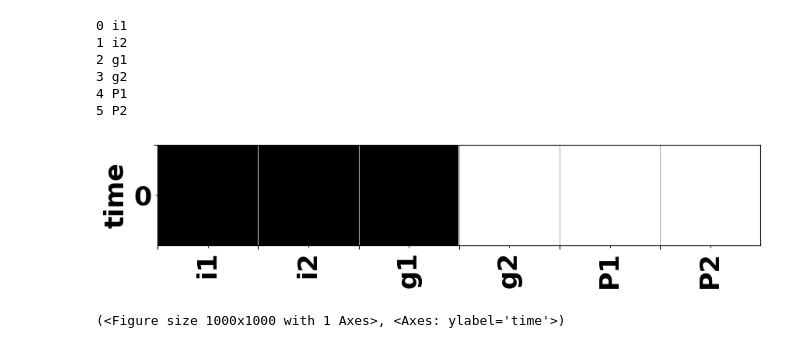
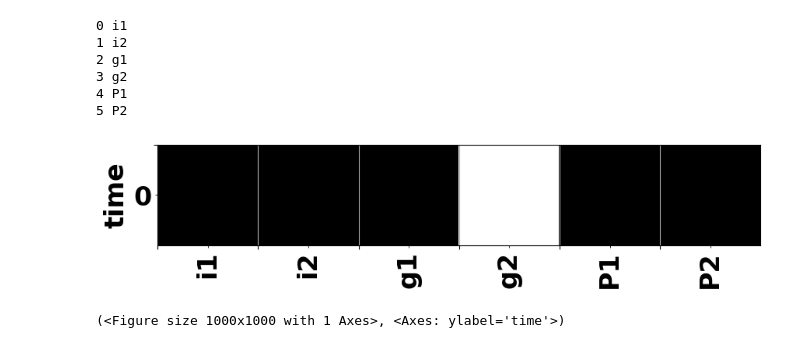
Before and after one commit to akshaygangadhar99/dynamical_modularity, a Jupyter notebook: tutorial.ipynb, the cells around one changed output. Saved outputs shown, nothing was run; the diff lists cells and outputs as text; code cells hidden in the pictures.

Commit message:
added dynamical modularity functionality

```diff
--- a/tutorial.ipynb
+++ b/tutorial.ipynb
@@ -487,5 +502,3 @@ threshold_DCM.nodes['var-2-out-1']
  'state': 21}
 # %% [markdown]
 It seems that the 'state' of each node is of the format {node_id}{state} -- therefore, if node i2 (node_id=2) is in state 0, this is written as state=20.
-# %%
-threshold_DCM=create_threshold_network(DCM)
@@ -751,19 +761,21 @@ def BFS_threshold(n,seed,input_type='steady',time_limit=1,conversion=True, name_
 # %%
-#grid representation of dynamic unfolding
-#code from https://github.com/brahmcapoor/cellular-automata/blob/master/main.py
 from matplotlib import colors
 
-def visualize_unfolding(n,seed,node_set=None,node_ranges=None,input_type='steady',time_limit=1,conversion=True,figsize=(10,10),
-                       interference=True,rotation=45,fontsize=16,fontweight=None,labels=True):
+def visualize_unfolding(n,seed,node_set=None,node_ranges=None,input_type='steady',time_limit=1,conversion=True,name_conversion=True,
+                        figsize=(10,10),interference=True,rotation=45,fontsize=16,fontweight=None,labels=True):
 
-    """ Visualize one pathway by using a grid-like representation of node states
-    Can visualize using thresholded network or the original DCM
+    """
+    Visualize one pathway by using a grid-like representation of node states.
 
-    Expects a node_set of which nodes we want to display on the x-axis or else uses all variables by default
-    If interference is True, we assume a node's state during only one time step with pulse input
-    If interference is False, we assume a node keeps its state until it is changed with pulse input
-    Rotation changes the rotation of the x-axis labels; for simplicity, fontsize and fontweight apply to both axes and the ylabel
-    Setting labels to False suppresses any axis labels from being shown """
+    Code from https://github.com/brahmcapoor/cellular-automata/blob/master/main.py
+
+        -> Can visualize using thresholded network or the original DCM
+        -> Expects a node_set of which nodes we want to display on the x-axis or else uses all variables by default
+        -> If interference is True, we assume a node's state during only one time step with pulse input
+        -> If interference is False, we assume a node keeps its state until it is changed with pulse input
+        -> Rotation changes the rotation of the x-axis labels; for simplicity, fontsize and fontweight apply to both axes and the ylabel
+        -> Setting labels to False suppresses any axis labels from being shown
+    """
 
     # TODO: allow for node ranges to be set to express full range of states (normalized to 0 to 1)
 
@@ -777,7 +789,7 @@ def visualize_unfolding(n,seed,node_set=None,node_ranges=None,input_type='steady
         node_set={n.nodes[x]['variable'] for x in n if n.nodes[x]['type']=='variable'}
 
     # determine pathway -- get list of nodes visited in each time step <= time_limit or till no further nodes can be visited
-    unfolding=BFS_threshold(n,seed,input_type=input_type,time_limit=time_limit,conversion=False)
+    unfolding=BFS_threshold(n,seed,input_type=input_type,time_limit=time_limit,conversion=not conversion, name_conversion=name_conversion)
 
     xvalues=list(node_set) # get list of nodes
     time=max(unfolding) # gives the final time_step of pathway unfolding
@@ -881,11 +893,11 @@ for i,var in enumerate(N.nodes):
 # %%
 nodes = {d['label']:i for i,d in Nsg.nodes(data=True)}
 for i,attractor in enumerate(attractors):
     #print attractor,list(attractors[attractor])
-    if i==0:
-        visualize_unfolding(DCM,list(attractors2[attractor]),node_set=nodes,labels=True,fontsize=24,rotation=90,fontweight='bold',time_limit=10)
+    if i==1:
+        visualize_unfolding(threshold_DCM,list(attractors2[attractor]),node_set=nodes,labels=True,fontsize=24,rotation=90,fontweight='bold',time_limit=10, conversion=False)
 # %% [output]
-[figure, old version]
+[figure, new version]
 # %%
 # Use some random test seeds
 nodes = {d['label']:i for i,d in Nsg.nodes(data=True)}
```
Also changed, not shown: parts of 60 cells of this notebook.
